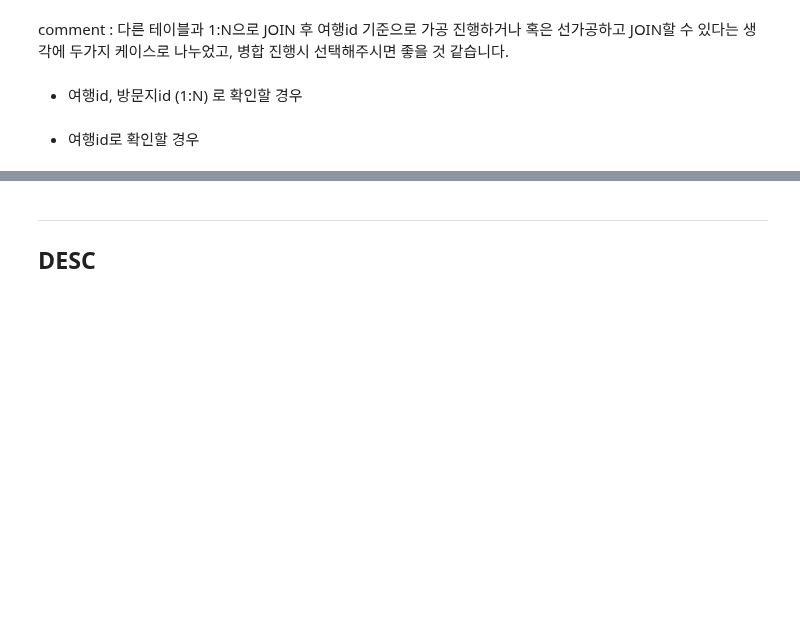
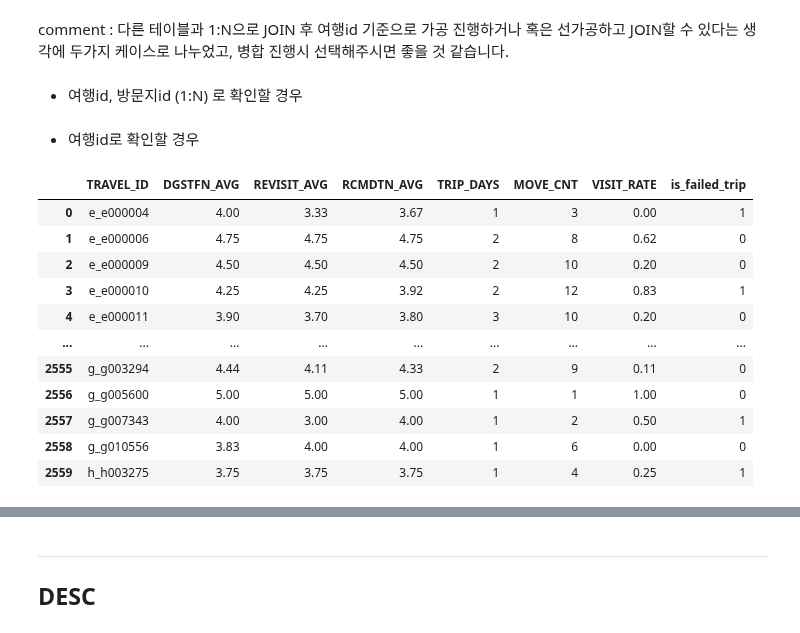
Before and after one commit to SKNetworks-AI19-250818/SKN19-mini-1Team, a Jupyter notebook: preprocessing/여행방문지내역_전처리.ipynb, the cells around one changed output, grey strips where cells are left out. Cells and saved outputs as stored; diff of their text form; code cells hidden in the pictures; blank space fills up the shorter version.

Commit message:
feat: 타겟변수 코드 추가

```diff
--- a/preprocessing/여행방문지내역_전처리.ipynb
+++ b/preprocessing/여행방문지내역_전처리.ipynb
@@ -946,37 +949,107 @@ visit_tbl = visit_tbl.drop(['ROAD_NM_ADDR','LOTNO_ADDR','X_COORD','Y_COORD','ROA
 # %% [markdown]
 - 여행id로 확인할 경우
 # %%
-import numpy as np
 import pandas as pd
 
+#-------------------------------------------------------------------------------#
+# 데이터 정제 코드
+#-------------------------------------------------------------------------------#
 # 방문지 정보 테이블
 visit_tbl = pd.read_csv('data/tn_visit_area_info_방문지정보_E.csv')
 
 # 필요 없는 컬럼 제외
-visit_tbl = visit_tbl.drop(['ROAD_NM_ADDR','LOTNO_ADDR','X_COORD','Y_COORD','ROAD_NM_CD','LOTNO_CD','POI_ID','POI_NM','RESIDENCE_TIME_MIN','VISIT_CHC_REASON_CD','LODGING_TYPE_CD','SGG_CD'], axis=1)
+visit_tbl = visit_tbl.drop(['ROAD_NM_ADDR','LOTNO_ADDR','X_COORD','Y_COORD','ROAD_NM_CD','LOTNO_CD','POI_ID','POI_NM','RESIDENCE_TIME_MIN','LODGING_TYPE_CD','SGG_CD'], axis=1)
 
 df = visit_tbl.copy()
 df['VISIT_START_YMD'] = pd.to_datetime(df['VISIT_START_YMD'])
 df['VISIT_END_YMD'] = pd.to_datetime(df['VISIT_END_YMD'])
+df = df.astype({"VISIT_AREA_ID": "object", "VISIT_AREA_TYPE_CD": "object", "VISIT_CHC_REASON_CD": "object"})
 
-# VIS = {집:21, 친구/친지집:22, 사무실:23}
+# 결측치 제거 (재방문여부/방문선택이유코드/만족도/재방문의향/추천의향 26% NaN)
+## 방문지: {집:21, 친구/친지집:22, 사무실:23}
 vis_code = [21, 22, 23]
 temp = df[~df['VISIT_AREA_TYPE_CD'].apply(lambda x: x in vis_code)]
 
-# 1번 만족점수평균값 / 재방문점수평균값 / 추천점수평균값
-temp1 = temp.groupby('TRAVEL_ID').agg(DGSTFN_AVG=('DGSTFN', 'mean'),REVISIT_AVG=('REVISIT_INTENTION', 'mean'),RCMDTN_AVG=('RCMDTN_INTENTION', 'mean')).reset_index()
+## 확인된 결측치 제거 (여행방문지내역_EDA.ipynb - 목차 EDA/여행목적/one 에서 확인 가능)
+### 방문진행순서: 1, 방문지: 숙소
+temp2 = temp[temp['VISIT_AREA_TYPE_CD'] == 24]
+nan_index = temp2[temp2['VISIT_CHC_REASON_CD'].isnull() == True].index
+clean_df = temp.drop(nan_index)
 
-# 2번 총여행일수
+# 타겟변수 작업
+indicator = ["DGSTFN", "REVISIT_INTENTION", "RCMDTN_INTENTION"]
+
+## 방문지 기준 만족하지 못한 방문지 태깅 (방문지 기준 지표 중 하나라도 3점 이하 있으면 TRUE)
+clean_df["is_bad_visit"] = (clean_df[indicator] <= 3).sum(axis=1) >= 1
+
+# 정제 완료 데이터 저장 (중간저장)
+clean_df = clean_df.reset_index(drop=True)
+clean_df.to_csv('data/clean_visit_tbl.csv', index=False, encoding='utf-8-sig')
+
+#-------------------------------------------------------------------------------#
+# 데이터 가공 코드
+#-------------------------------------------------------------------------------#
+# 여행ID 기준 테이블 병합을 위한 데이터 가공
+## 1번 만족점수평균값 / 재방문점수평균값 / 추천점수평균값
+temp1 = clean_df.groupby('TRAVEL_ID').agg(DGSTFN_AVG=('DGSTFN', 'mean'),REVISIT_AVG=('REVISIT_INTENTION', 'mean'),RCMDTN_AVG=('RCMDTN_INTENTION', 'mean')).reset_index()
+
+## 2번 총여행일수 (결측치 제거전 df 사용: 날짜 계산에 영향)
 temp2 = df.groupby('TRAVEL_ID').apply(lambda x: (x['VISIT_END_YMD'].max() - x['VISIT_START_YMD'].min()).days).reset_index(name='TRIP_DAYS')
 
-# 3번 여행이동횟수
-temp3 = temp.groupby('TRAVEL_ID')['VISIT_AREA_NM'].count().reset_index(name='MOVE_CNT')
+## 3번 여행이동횟수
+temp3 = clean_df.groupby('TRAVEL_ID')['VISIT_AREA_NM'].count().reset_index(name='MOVE_CNT')
 
-# 4번 재방문비율
-temp4 = temp.groupby('TRAVEL_ID')['REVISIT_YN'].apply(lambda x: (x.str.upper() == 'Y').sum() / len(x)).reset_index(name='VISIT_RATE')
+## 4번 재방문비율
+temp4 = clean_df.groupby('TRAVEL_ID')['REVISIT_YN'].apply(lambda x: (x.str.upper() == 'Y').sum() / len(x)).reset_index(name='VISIT_RATE')
 
 # 1, 2, 3, 4번 결과를 travel_id 기준으로 병합
-clean_visit_tbl = temp1.reset_index() \
+clean_visit_tbl = temp1.reset_index(drop=True) \
     .merge(temp2, on='TRAVEL_ID', how='left') \
     .merge(temp3, on='TRAVEL_ID', how='left') \
     .merge(temp4, on='TRAVEL_ID', how='left')
+
+#-------------------------------------------------------------------------------#
+# 타겟변수 작업 코드
+#-------------------------------------------------------------------------------#
+# 여행 기준 만족하지 못한 방문지 총계
+agg = clean_df.groupby("TRAVEL_ID").agg(
+    visit_cnt=("VISIT_AREA_ID", "count"),
+    failed_trip=("is_bad_visit", "sum")
+)
+
+# 여행 기준 전체 방문지 대비 불만족 방문지 수 (비율)
+agg["failed_trip_rate"] = agg["failed_trip"] / agg["visit_cnt"]
+
+# 만족하지 못한 여행여부 타겟변수 생성
+agg["is_failed_trip"] = (agg["failed_trip_rate"] >= 0.5).astype(int)
+
+#-------------------------------------------------------------------------------#
+# 가공 코드 결과 + 타겟변수 결과 병합
+#-------------------------------------------------------------------------------#
+# 방문지 최종 테이블
+final_visit_tbl = clean_visit_tbl.reset_index(drop=True) \
+    .merge(agg['is_failed_trip'], on='TRAVEL_ID', how='left')
+
+float_cols = final_visit_tbl.select_dtypes(include="float").columns
+final_visit_tbl[float_cols] = final_visit_tbl[float_cols].round(2)
+
+# 아래 파일로 기준 테이블과 병합 진행
+final_visit_tbl.to_csv('data/final_visit_tbl.csv', index=False, encoding='utf-8-sig')
+
+display(final_visit_tbl)
+print('-----'*10)
+print('failed trip = 27% | not failed trip = 73%')
+print(final_visit_tbl.is_failed_trip.value_counts())
+# %% [output]
+|  | TRAVEL_ID | DGSTFN_AVG | REVISIT_AVG | RCMDTN_AVG | TRIP_DAYS | MOVE_CNT | VISIT_RATE | is_failed_trip |
+| 0 | e_e000004 | 4.00 | 3.33 | 3.67 | 1 | 3 | 0.00 | 1 |
+| 1 | e_e000006 | 4.75 | 4.75 | 4.75 | 2 | 8 | 0.62 | 0 |
+| 2 | e_e000009 | 4.50 | 4.50 | 4.50 | 2 | 10 | 0.20 | 0 |
+| 3 | e_e000010 | 4.25 | 4.25 | 3.92 | 2 | 12 | 0.83 | 1 |
+| 4 | e_e000011 | 3.90 | 3.70 | 3.80 | 3 | 10 | 0.20 | 0 |
+| ... | ... | ... | ... | ... | ... | ... | ... | ... |
+| 2555 | g_g003294 | 4.44 | 4.11 | 4.33 | 2 | 9 | 0.11 | 0 |
+| 2556 | g_g005600 | 5.00 | 5.00 | 5.00 | 1 | 1 | 1.00 | 0 |
+| 2557 | g_g007343 | 4.00 | 3.00 | 4.00 | 1 | 2 | 0.50 | 1 |
+| 2558 | g_g010556 | 3.83 | 4.00 | 4.00 | 1 | 6 | 0.00 | 0 |
+| 2559 | h_h003275 | 3.75 | 3.75 | 3.75 | 1 | 4 | 0.25 | 1 |
```
Also changed, not shown: parts of 3 cells of this notebook, 15 other files.
